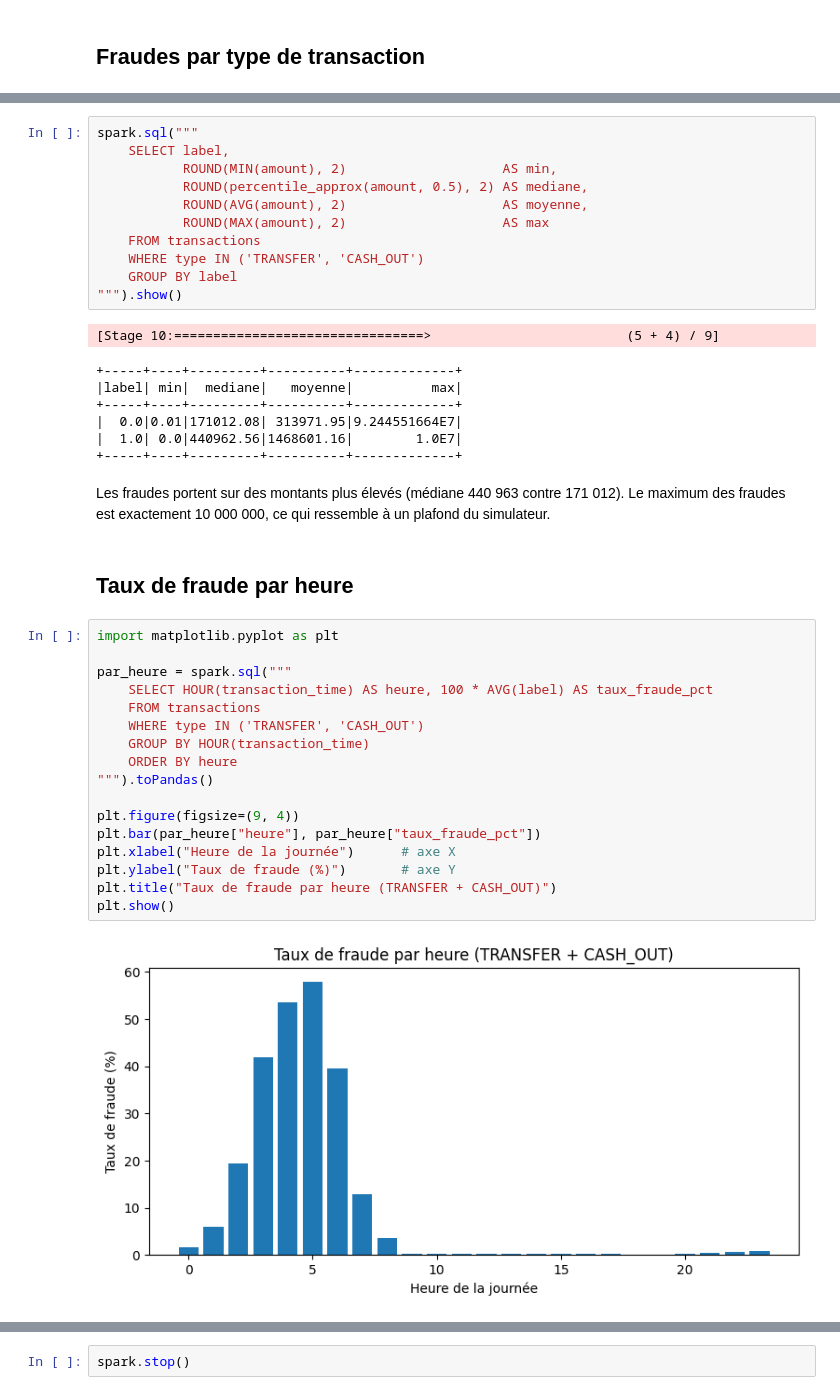
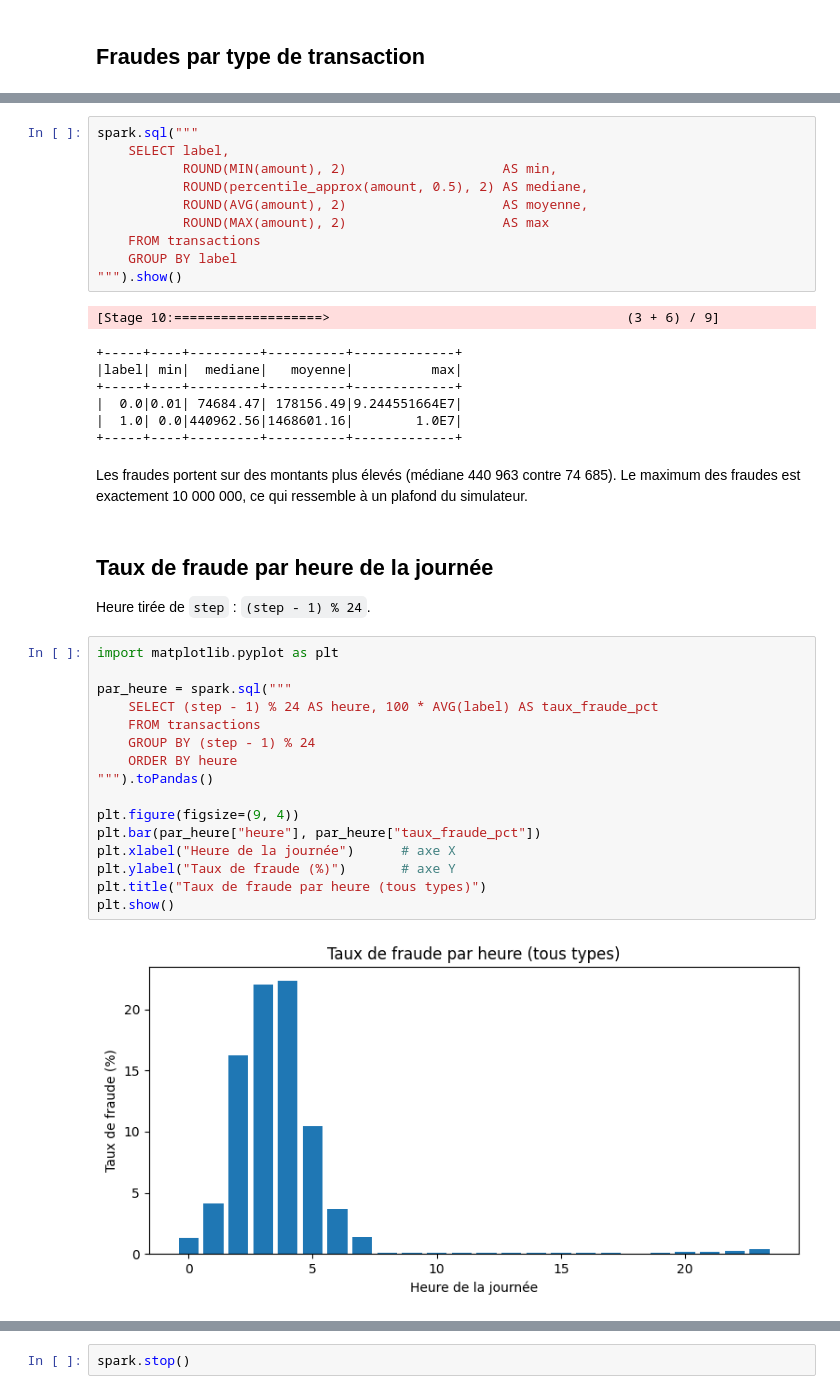
Before and after one commit to zakarya-22/fraud-detection-big-data, a Jupyter notebook: apps/02_exploration_preparation.ipynb, the cells around one changed output, grey strips where cells are left out. Cells and saved outputs as stored; diff of their text form.

Commit message:
Détection de fraude PaySim : Docker Spark, nettoyage, pipeline Spark ML, test temporel

```diff
--- a/apps/02_exploration_preparation.ipynb
+++ b/apps/02_exploration_preparation.ipynb
@@ -88,40 +93,39 @@ spark.sql("""
            ROUND(AVG(amount), 2)                    AS moyenne,
            ROUND(MAX(amount), 2)                    AS max
     FROM transactions
-    WHERE type IN ('TRANSFER', 'CASH_OUT')
     GROUP BY label
 """).show()
 # %% [output]
-[Stage 10:================================>                         (5 + 4) / 9]
+[Stage 10:===================>                                      (3 + 6) / 9]
 +-----+----+---------+----------+-------------+
 |label| min|  mediane|   moyenne|          max|
 +-----+----+---------+----------+-------------+
-|  0.0|0.01|171012.08| 313971.95|9.244551664E7|
+|  0.0|0.01| 74684.47| 178156.49|9.244551664E7|
 |  1.0| 0.0|440962.56|1468601.16|        1.0E7|
 +-----+----+---------+----------+-------------+
 # %% [markdown]
-Les fraudes portent sur des montants plus élevés (médiane 440 963 contre 171 012). Le maximum des fraudes est exactement 10 000 000, ce qui ressemble à un plafond du simulateur.
+Les fraudes portent sur des montants plus élevés (médiane 440 963 contre 74 685). Le maximum des fraudes est exactement 10 000 000, ce qui ressemble à un plafond du simulateur.
 # %% [markdown]
-## Taux de fraude par heure
+## Taux de fraude par heure de la journée
+Heure tirée de `step` : `(step - 1) % 24`.
 # %%
 import matplotlib.pyplot as plt
 
 par_heure = spark.sql("""
-    SELECT HOUR(transaction_time) AS heure, 100 * AVG(label) AS taux_fraude_pct
+    SELECT (step - 1) % 24 AS heure, 100 * AVG(label) AS taux_fraude_pct
     FROM transactions
-    WHERE type IN ('TRANSFER', 'CASH_OUT')
-    GROUP BY HOUR(transaction_time)
+    GROUP BY (step - 1) % 24
     ORDER BY heure
 """).toPandas()
 
 plt.figure(figsize=(9, 4))
 plt.bar(par_heure["heure"], par_heure["taux_fraude_pct"])
 plt.xlabel("Heure de la journée")      # axe X
 plt.ylabel("Taux de fraude (%)")       # axe Y
-plt.title("Taux de fraude par heure (TRANSFER + CASH_OUT)")
+plt.title("Taux de fraude par heure (tous types)")
 plt.show()
 # %% [output]
-[figure, old version]
+[figure, new version]
 # %% [markdown]
 Axe X : heure de la journée ; axe Y : taux de fraude.
 
```
Also changed, not shown: parts of 22 cells of this notebook, 7 other files.
